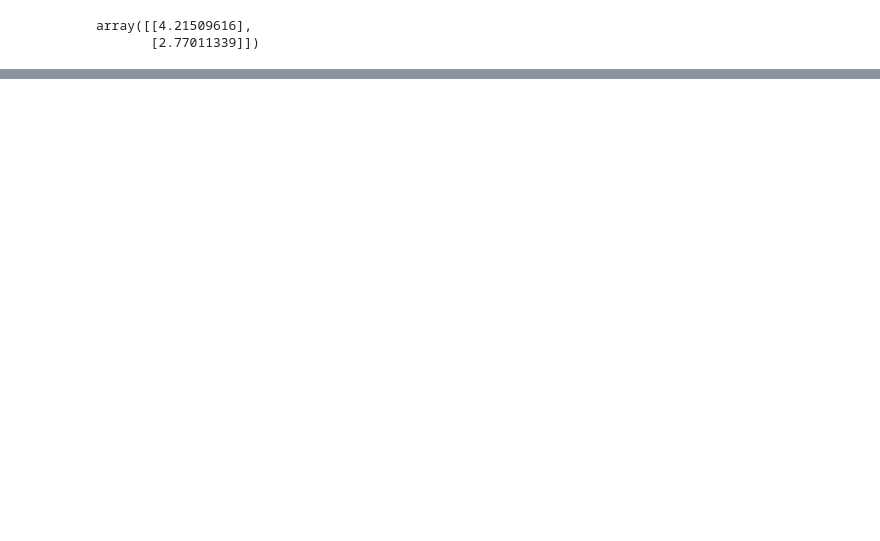
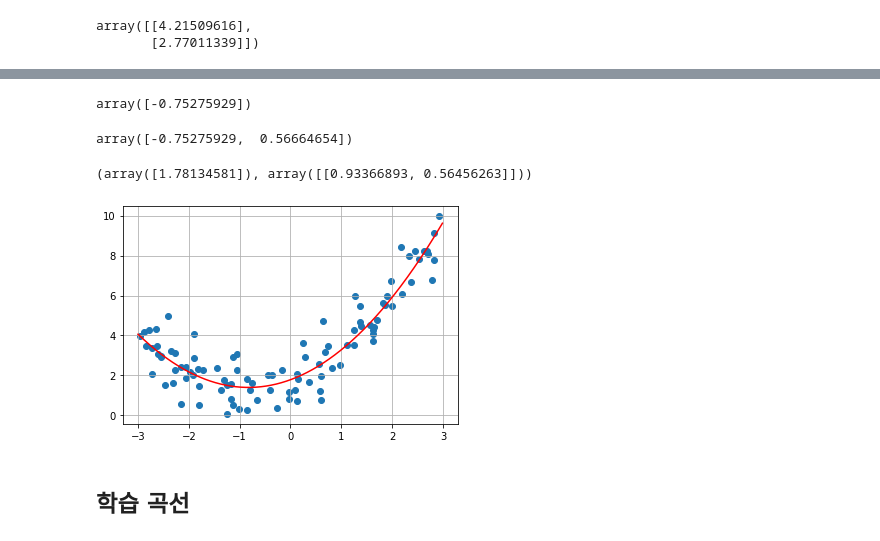
Before and after one commit to sjin0911/Hands-on-Machine-Learning, a Jupyter notebook: Ch4/TrainingModel.ipynb, the cells around one changed output, grey strips where cells are left out. Drawn from its saved outputs; the diff is of its cells as text; code cells hidden in the pictures; blank space fills up the shorter version.

```diff
--- a/Ch4/TrainingModel.ipynb
+++ b/Ch4/TrainingModel.ipynb
@@ -100,0 +144,38 @@ array([[4.21509616],
+# %%
+#2차 방정식에 잡음을 추가한 비선형 데이터 생성
+np.random.seed(42)
+m=100
+X=6*np.random.rand(m,1)-3
+y=0.5*X**2+X+2+np.random.randn(m,1)
+# %%
+#사이킷런의 PolynomialFeatures를 사용해 훈련 데이터를 변환
+from sklearn.preprocessing import PolynomialFeatures
+poly_features=PolynomialFeatures(degree=2, include_bias=False)
+#각 특성을 제곱하여 새로운 특성으로 추가
+X_poly=poly_features.fit_transform(X)
+# %%
+X[0]
+# %% [output]
+array([-0.75275929])
+# %%
+X_poly[0]
+# %% [output]
+array([-0.75275929,  0.56664654])
+# %%
+#선형회귀 적용
+lin_reg=LinearRegression()
+lin_reg.fit(X_poly,y)
+lin_reg.intercept_,lin_reg.coef_
+# %% [output]
+(array([1.78134581]), array([[0.93366893, 0.56456263]]))
+# %%
+import matplotlib.pyplot as plt
+
+plt.scatter(X,y)
+x=np.arange(-3,3,0.01)
+plt.plot(x,lin_reg.intercept_[0]+lin_reg.coef_[0][0]*x+lin_reg.coef_[0][1]*x**2,'r')
+plt.grid(True)
+# %% [output]
+[figure, added]
+# %% [markdown]
+## 학습 곡선
```
Also changed, not shown: parts of 11 cells of this notebook, 1 other file.
